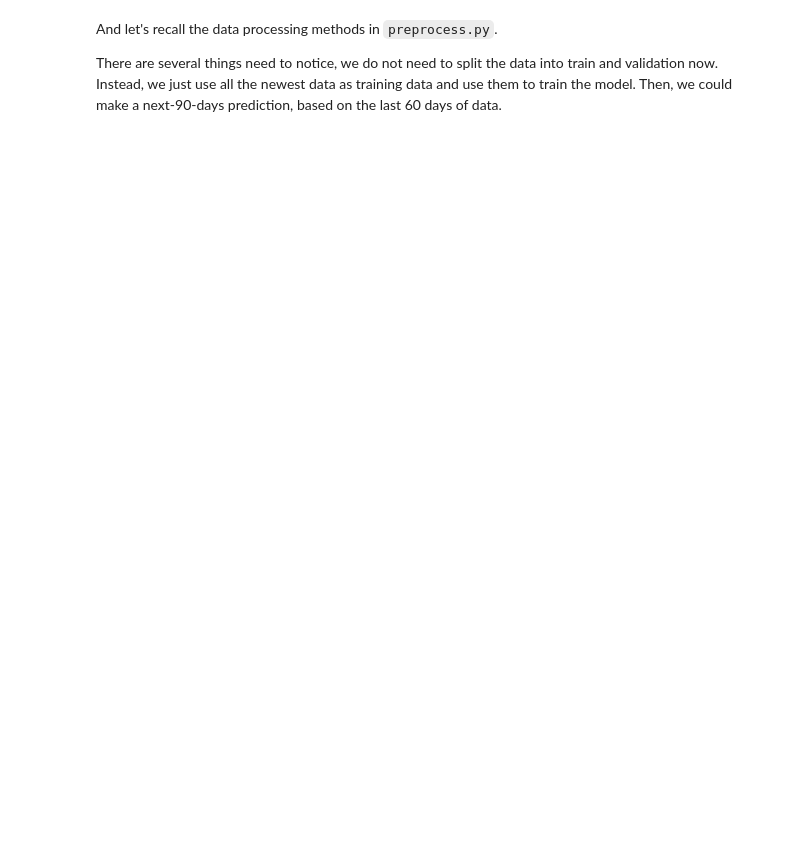
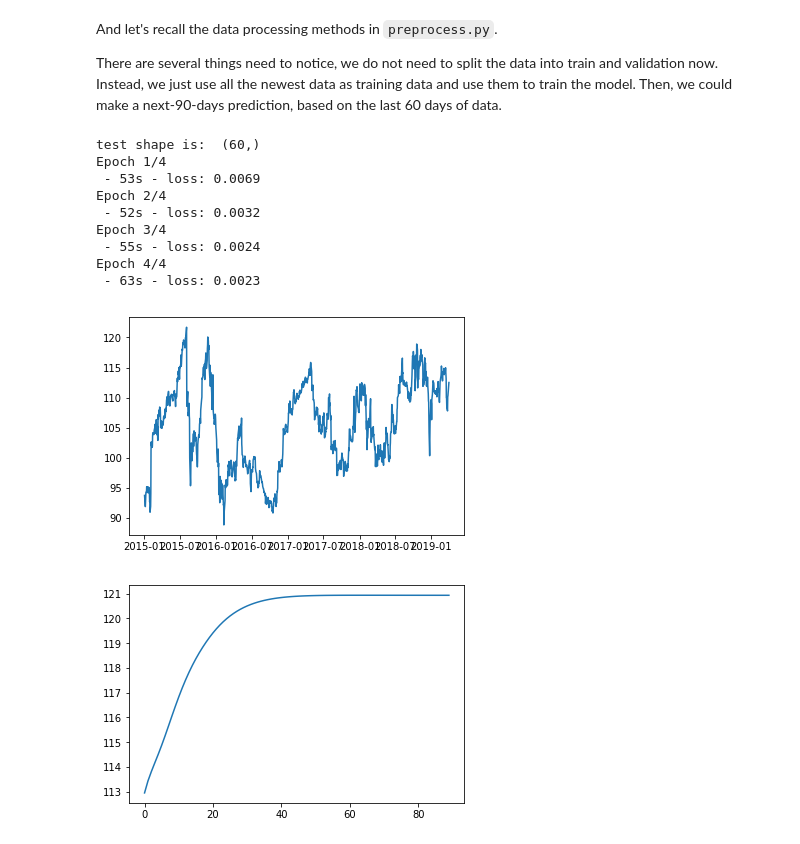
Before and after one commit to Litchilitchy/stock, a Jupyter notebook: 3-auto-predict-real-stock-data.ipynb, the cells around one changed output. Drawn from its saved outputs; the diff is of its cells as text; code cells hidden in the pictures; blank space fills up the shorter version.

```diff
--- a/3-auto-predict-real-stock-data.ipynb
+++ b/3-auto-predict-real-stock-data.ipynb
@@ -44,6 +49,7 @@ def get_train_and_test_data(df):
     # reshape to feed into LSTM
     x_train = np.reshape(x_train, (x_train.shape[0],x_train.shape[1],1))
 
+    '''
     inputs = new_data[len(new_data) - 90 - 60:].values
     inputs = inputs.reshape(-1,1)
     inputs = scaler.transform(inputs)
@@ -51,14 +57,19 @@ def get_train_and_test_data(df):
     x_test = []
     for i in range(60, inputs.shape[0]):
         x_test.append(inputs[i-60:i,0])
+
     x_test = np.array(x_test)
     x_test = np.reshape(x_test, (x_test.shape[0],x_test.shape[1],1))
-    # x_test should be
-    return x_train, y_train, x_test, train[-1], scaler
+    '''
+    x_test = scaled_data[-60:,0]
+    print ("test shape is: ", x_test.shape)
+
+    return x_train, y_train, x_test, train[-1], new_data, scaler
 
 
-def test_and_plot(model, test, td, vd, scaler, length=90):
+def test_and_plot(model, test, hist, scaler, length=90):
     res = np.zeros((length,1))
+    '''
     cp = np.copy(test)
     for i in range(cp.shape[0]):
         res[i][0] = model.predict(cp[i].reshape(1, -1, 1))[0][0]
@@ -67,4 +78,42 @@ def test_and_plot(model, test, td, vd, scaler, length=90):
             # print (X_2[i+1])
 
     #closing_price = model.predict(X_test)
+    '''
+    for i in range(length):
+        res[i][0] = model.predict(test.reshape(1, -1, 1))[0][0]
+        test = test[1:]
+        test = np.append(test, res[i][0])
+
     res = scaler.inverse_transform(res)
+    plt.plot(hist['Close'])
+    plt.show()
+    plt.plot(res)
+    plt.show()
+    return res
+# %%
+def m(code, token):
+    df = quandl.get(code, authtoken=token, start_date="2015-01-01")
+    train_x, train_y, test_x, current, hist, scal = get_train_and_test_data(df)
+
+    model = Sequential()
+    model.add(LSTM(units=50, return_sequences=True, input_shape=(train_x.shape[1],1)))
+    model.add(LSTM(units=50))
+    model.add(Dense(1))
+    model.compile(loss='mean_squared_error', optimizer='adam')
+    model.fit(train_x, train_y, epochs=4, batch_size=1, verbose=2)
+
+    res = test_and_plot(model, test_x, hist, scal)
+# %%
+m("EOD/DIS", "nUnXVC-wyxYCVreWU7nY")
+# %% [output]
+test shape is:  (60,)
+Epoch 1/4
+ - 53s - loss: 0.0069
+Epoch 2/4
+ - 52s - loss: 0.0032
+Epoch 3/4
+ - 55s - loss: 0.0024
+Epoch 4/4
+ - 63s - loss: 0.0023
+[figure, added]
+[figure, added]
```
Also changed, not shown: parts of 1 cell of this notebook.
